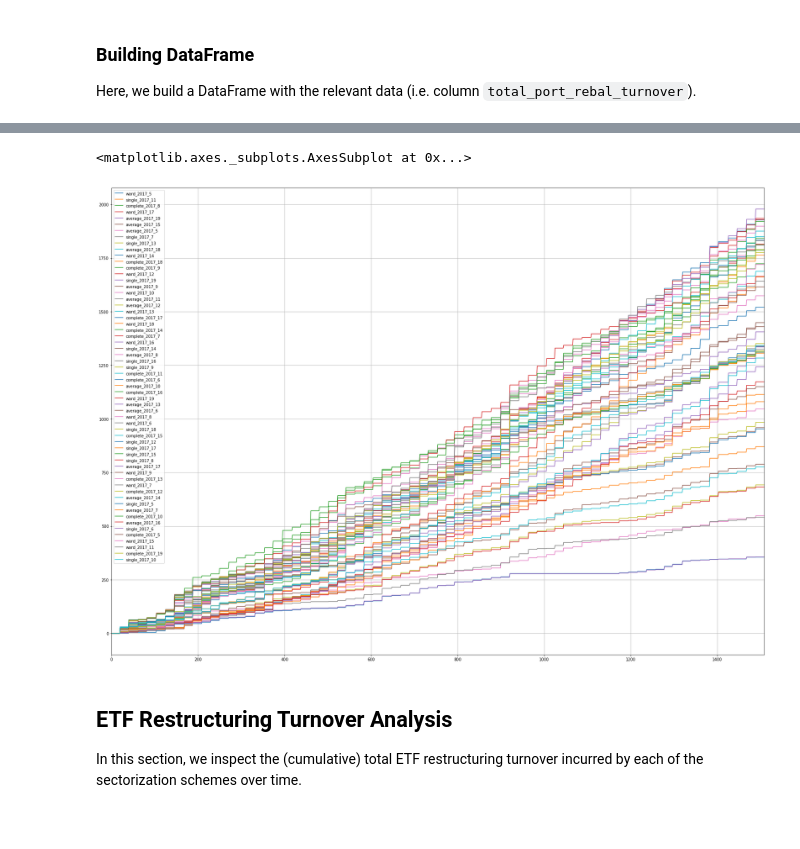
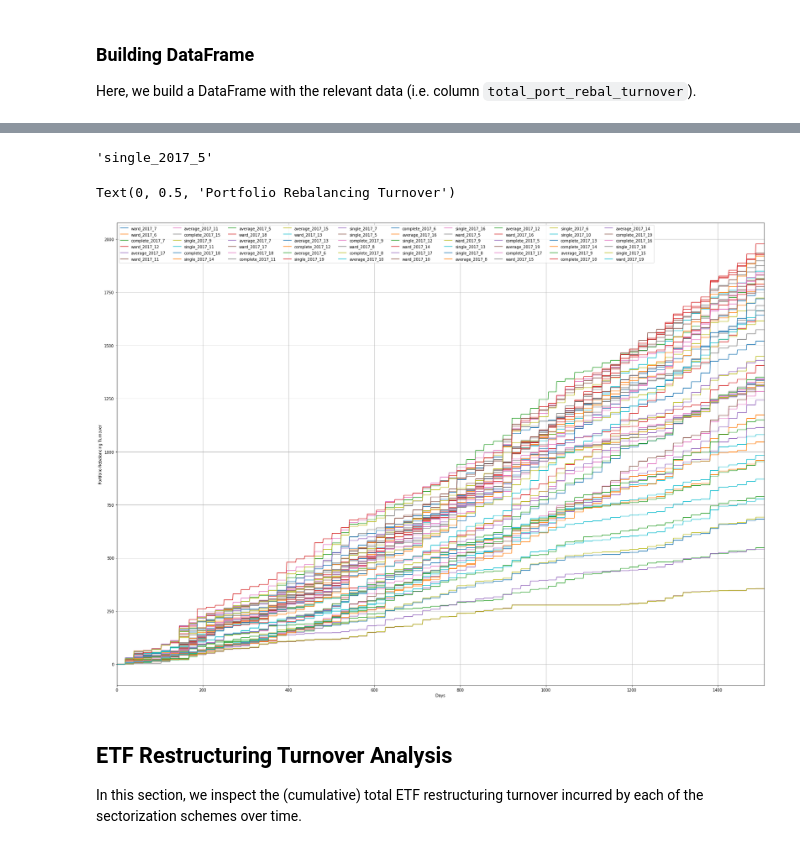
Before and after one commit to rukmal/reIndexer, a Jupyter notebook: sector_universes/Sector Analytics.ipynb, the cells around one changed output, grey strips where cells are left out. Cells and saved outputs as stored; diff of their text form; code cells hidden in the pictures.

```diff
--- a/sector_universes/Sector Analytics.ipynb
+++ b/sector_universes/Sector Analytics.ipynb
@@ -162,6 +165,10 @@ def buildDataFrameWithColumn(col_name: str) -> pd.DataFrame:
   for f in files:
     sector_universe_name = f.split('.')[0]
 
+    # Do not add to DataFrame if SP500 (benchmark)
+    if (sector_universe_name == 'sp500'):
+      pass
+
     print('Loading data from sector universe file {0}'.format(sector_universe_name))
 
     df = pd.read_excel(f)
@@ -172,5 +179,4 @@ def buildDataFrameWithColumn(col_name: str) -> pd.DataFrame:
 
     counter += 1
 
-
   return out
@@ -205,5 +198,4 @@ Excel file data extraction 100.0% complete
-# %%
-port_rebal_turnover.cumsum().plot(figsize=(30, 22), grid=True, sharey=True)
-# %% [output]
-<matplotlib.axes._subplots.AxesSubplot at 0x...>
-[figure, removed]
+# %%
+port_rebal_turnover.cumsum().iloc[-1].argmin()
+# %% [output]
+'single_2017_5'
@@ -210,3 +212,12 @@ port_rebal_turnover.cumsum().plot(figsize=(30, 22), grid=True, sharey=True)
+# %%
+fig, ax = plt.subplots(figsize=(30, 22))
+port_rebal_turnover.cumsum().plot(ax=ax, grid=True, sharey=True)
+ax.legend(loc='upper left', ncol=10)
+ax.set_xlabel('Days')
+ax.set_ylabel('Portfolio Rebalancing Turnover')
+# %% [output]
+Text(0, 0.5, 'Portfolio Rebalancing Turnover')
+[figure, added]
 # %% [markdown]
 ## ETF Restructuring Turnover Analysis
 
```
Also changed, not shown: parts of 21 cells of this notebook, 4 other files.
